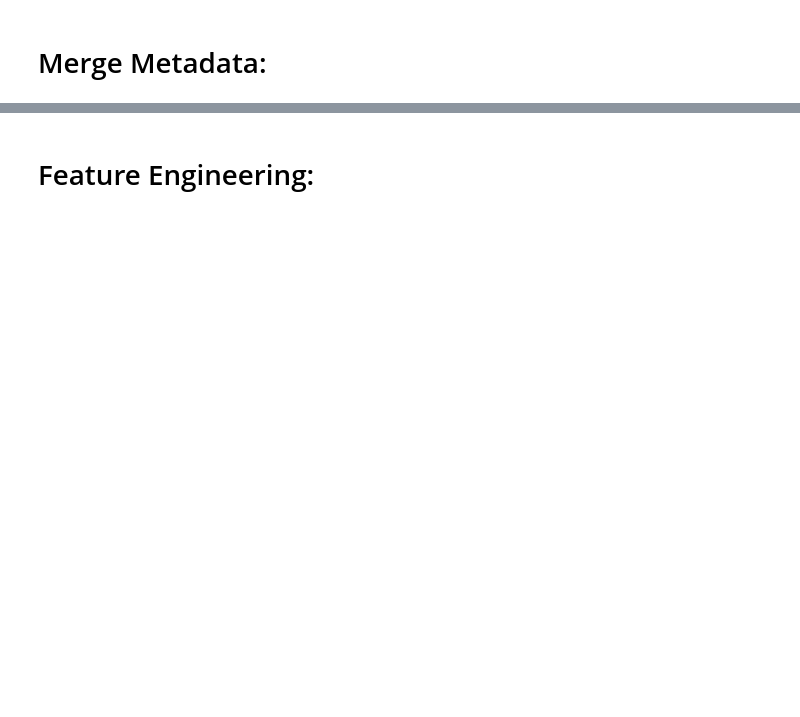
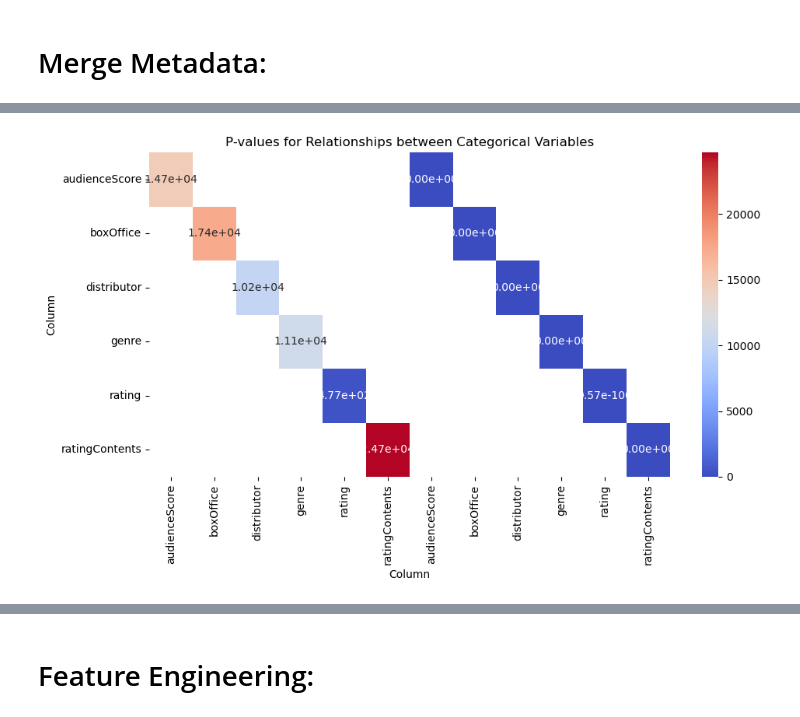
Before and after one commit to Arshi81099/sentimentanlysis, a Jupyter notebook: 21f3002806-notebook-t22023.ipynb, the cells around one changed output, grey strips where cells are left out. Saved outputs shown, nothing was run; the diff lists cells and outputs as text; code cells hidden in the pictures; blank space fills up the shorter version.

```diff
--- a/21f3002806-notebook-t22023.ipynb
+++ b/21f3002806-notebook-t22023.ipynb
@@ -118,0 +160,24 @@ data
+# %%
+import pandas as pd
+import matplotlib.pyplot as plt
+import seaborn as sns
+
+# Sample data for demonstration
+df = {
+    'Column': ['rating', 'genre', 'ratingContents', 'audienceScore', 'distributor', 'boxOffice'],
+    'Chi-squared': [476.52, 11135.01, 24670.11, 14682.53, 10173.66, 17408.84],
+    'P-value': [9.57e-100, 0.0, 0.0, 0.0, 0.0, 0.0]
+}
+
+results_df = pd.DataFrame(df)
+
+# Create a heatmap for p-values
+p_value_matrix = results_df.pivot_table(index='Column', columns='Column', values='P-value', aggfunc='mean')
+
+plt.figure(figsize=(10, 6))
+sns.heatmap(p_value_matrix, annot=True, cmap='coolwarm', fmt=".2e")
+plt.title('P-values for Relationships between Categorical Variables')
+plt.tight_layout()
+plt.show()
+# %% [output]
+[figure, added]
```
Also changed, not shown: parts of 26 cells of this notebook.
